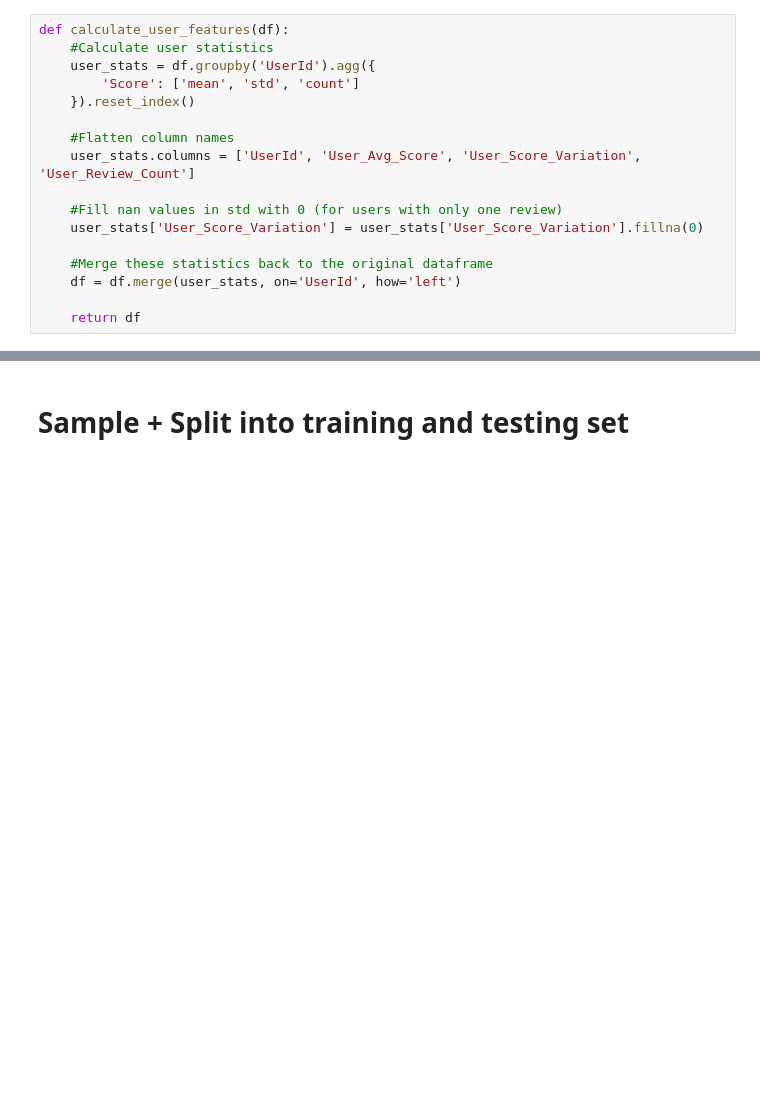
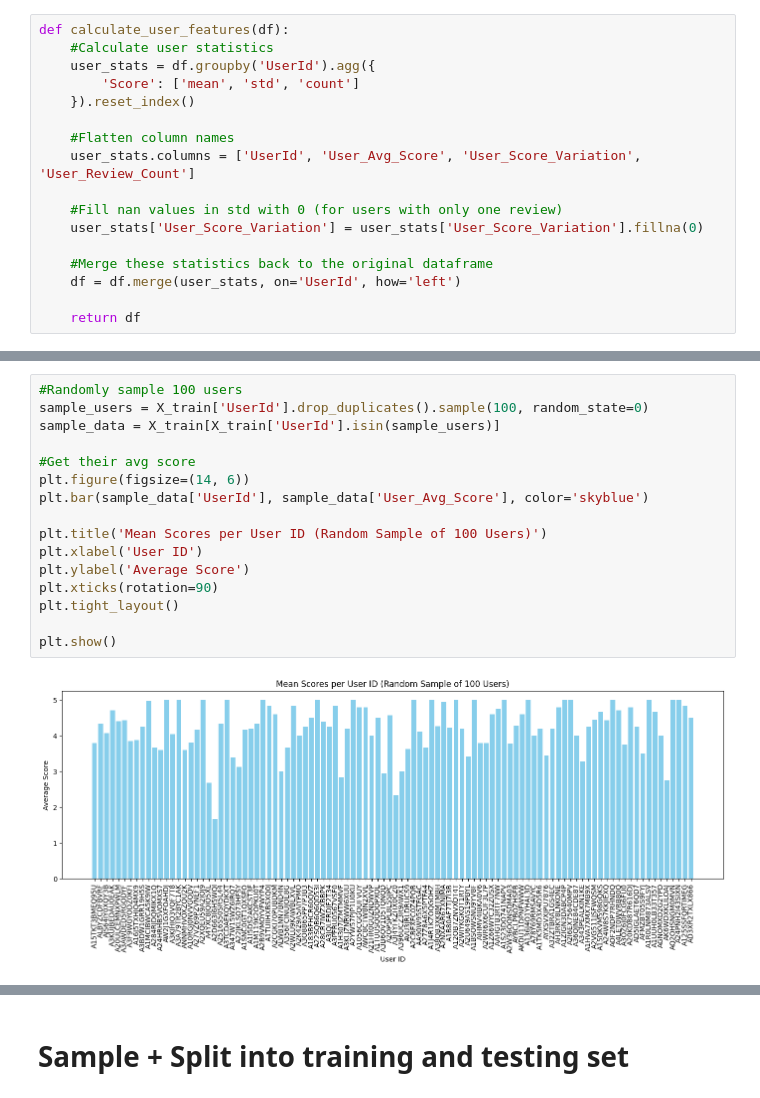
Before and after one commit to ilayG2004/ilay2004-midterm, a Jupyter notebook: starter_code_default.ipynb, the cells around one changed output, grey strips where cells are left out. Cells and saved outputs as stored; diff of their text form; blank space fills up the shorter version.

```diff
--- a/starter_code_default.ipynb
+++ b/starter_code_default.ipynb
@@ -148,0 +252,18 @@ else:
+# %%
+#Randomly sample 100 users
+sample_users = X_train['UserId'].drop_duplicates().sample(100, random_state=0)
+sample_data = X_train[X_train['UserId'].isin(sample_users)]
+
+#Get their avg score
+plt.figure(figsize=(14, 6))
+plt.bar(sample_data['UserId'], sample_data['User_Avg_Score'], color='skyblue')
+
+plt.title('Mean Scores per User ID (Random Sample of 100 Users)')
+plt.xlabel('User ID')
+plt.ylabel('Average Score')
+plt.xticks(rotation=90)
+plt.tight_layout()
+
+plt.show()
+# %% [output]
+[figure, added]
```
Also changed, not shown: parts of 10 cells of this notebook, 1 other file.
